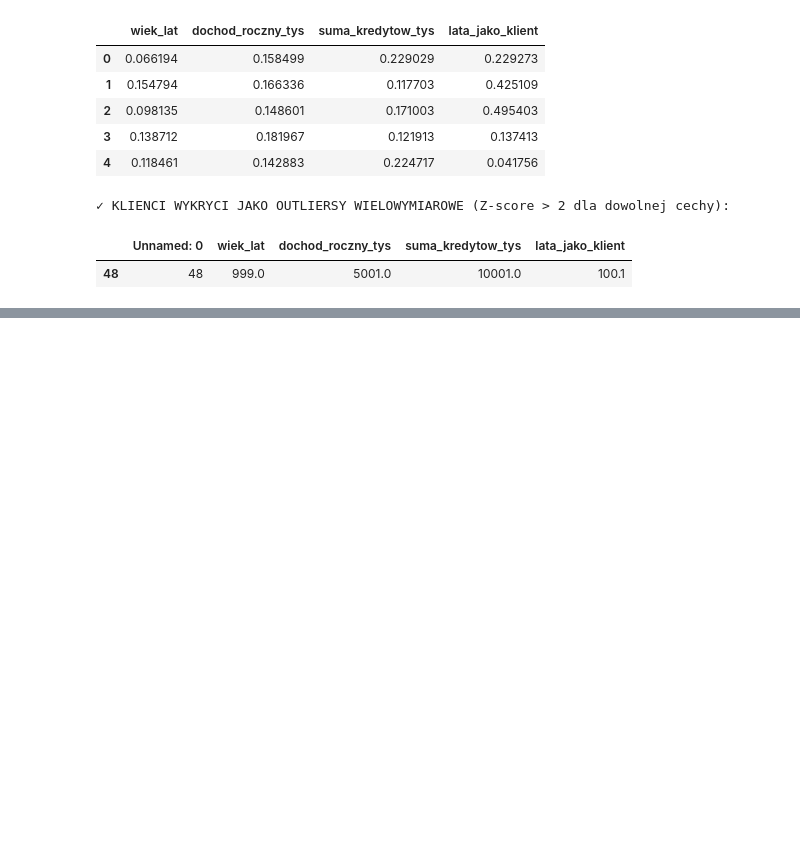
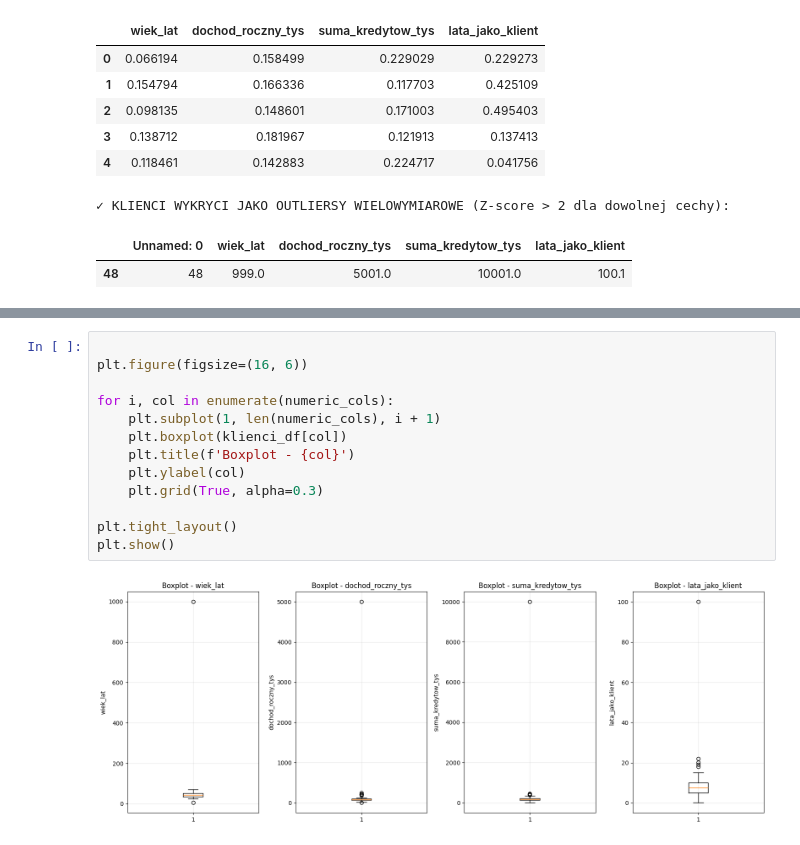
Before and after one commit to Student410210/Praca-z-zaj-, a Jupyter notebook: wykrywanie_elementow_odstajacych.ipynb, the cells around one changed output, grey strips where cells are left out. Saved outputs shown, nothing was run; the diff lists cells and outputs as text; blank space fills up the shorter version.

```diff
--- a/wykrywanie_elementow_odstajacych.ipynb
+++ b/wykrywanie_elementow_odstajacych.ipynb
@@ -504,0 +510,15 @@ Bezwzględne wartości Z-score dla każdej cechy:
+# %%
+
+plt.figure(figsize=(16, 6))
+
+for i, col in enumerate(numeric_cols):
+    plt.subplot(1, len(numeric_cols), i + 1)
+    plt.boxplot(klienci_df[col])
+    plt.title(f'Boxplot - {col}')
+    plt.ylabel(col)
+    plt.grid(True, alpha=0.3)
+
+plt.tight_layout()
+plt.show()
+# %% [output]
+[figure, added]
```
Also changed, not shown: parts of 2 cells of this notebook.
